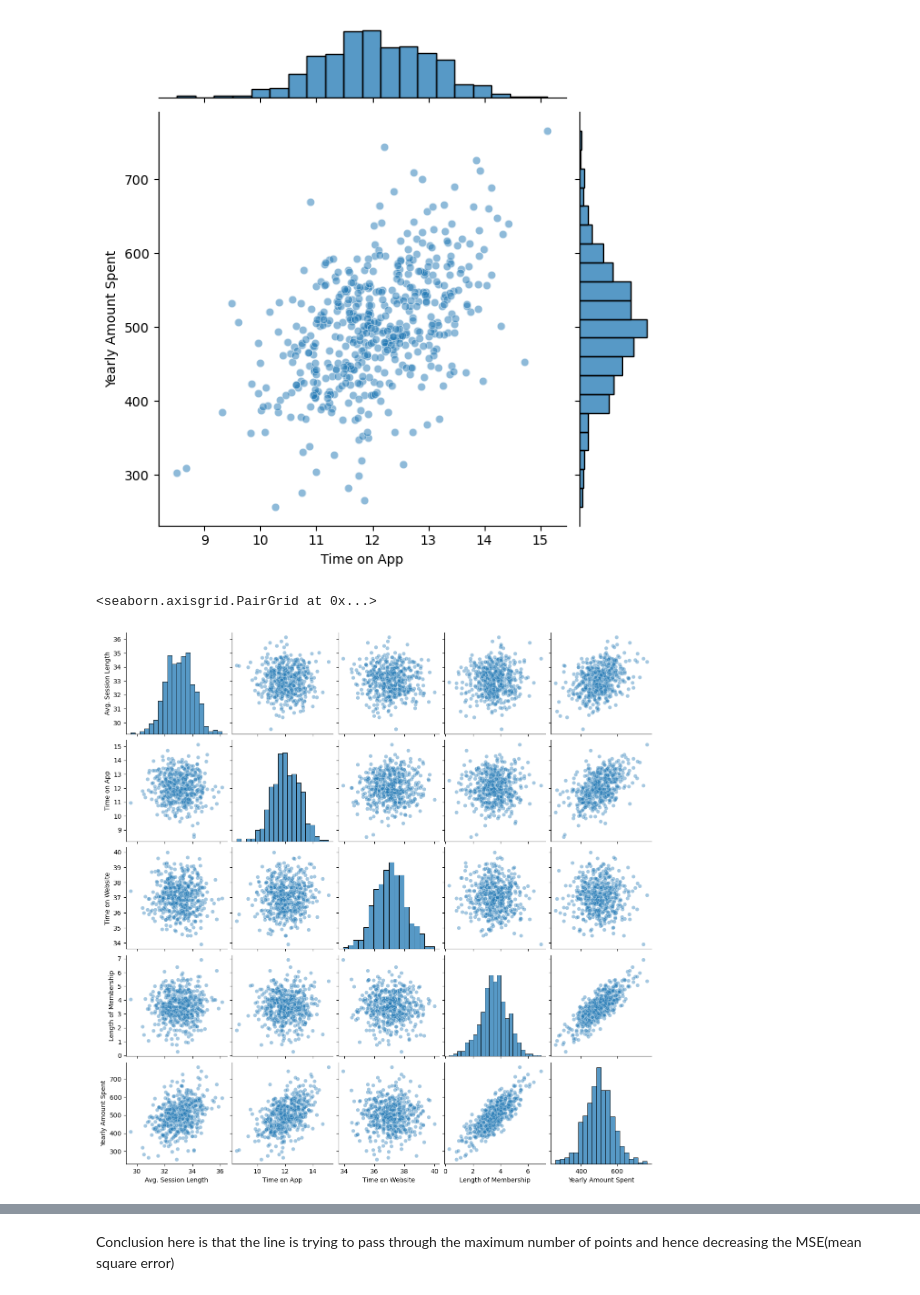
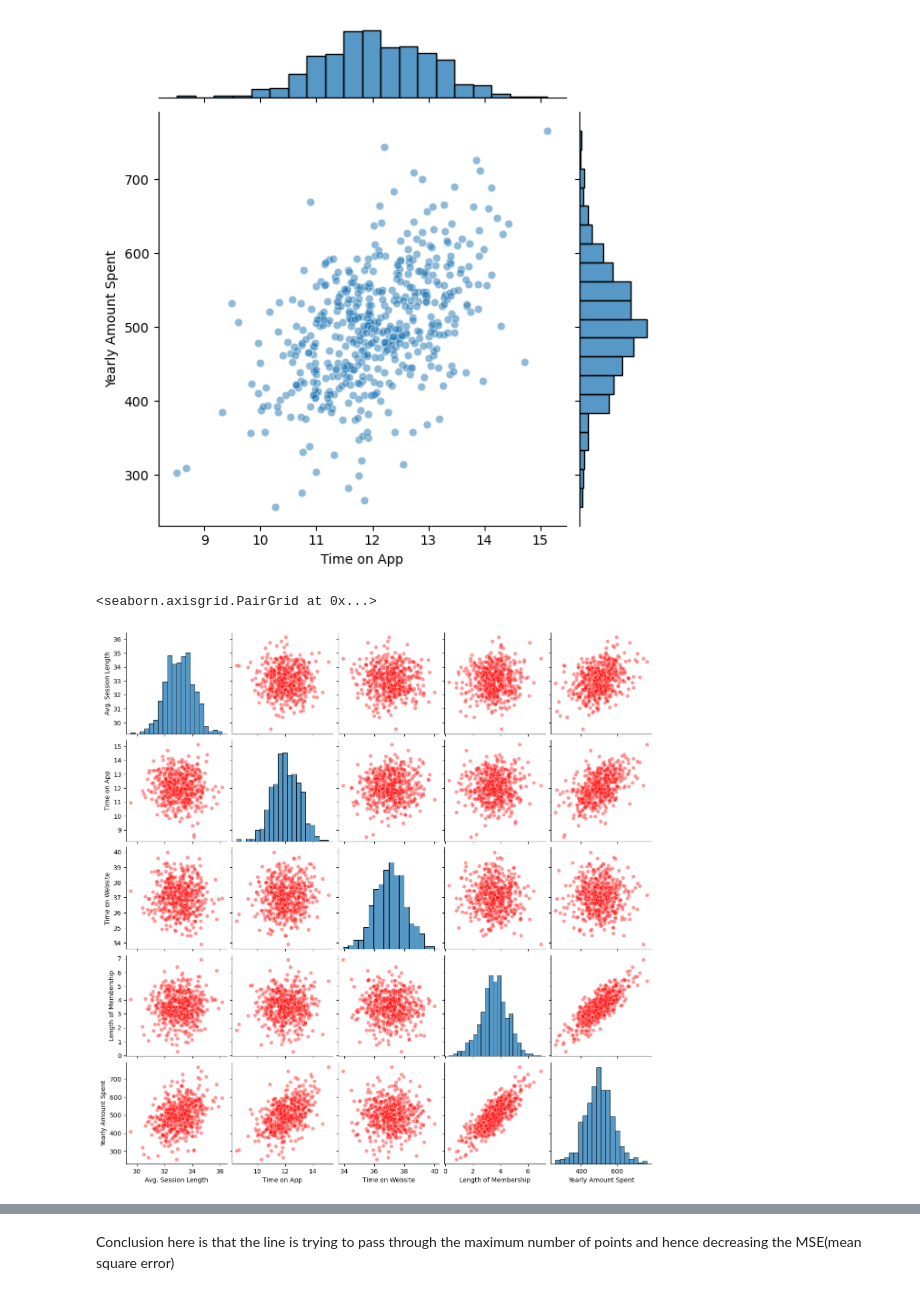
Before and after one commit to Sameershrinath/LR-Model-, a Jupyter notebook: linearRegression.ipynb, the cells around one changed output, grey strips where cells are left out. Drawn from its saved outputs; the diff is of its cells as text; code cells hidden in the pictures.

```diff
--- a/linearRegression.ipynb
+++ b/linearRegression.ipynb
@@ -74,10 +72,10 @@ sns.jointplot(x="Time on App", y="Yearly Amount Spent",data=df,alpha=0.5)
 <seaborn.axisgrid.JointGrid at 0x...>
 [figure]
 # %%
-sns.pairplot(df,kind='scatter',plot_kws={'alpha':0.4})
+sns.pairplot(df,kind='scatter',plot_kws={'alpha':0.4,'color':'red'})
 # %% [output]
 <seaborn.axisgrid.PairGrid at 0x...>
-[figure, old version]
+[figure, new version]
 # %%
 sns.lmplot(x='Length of Membership',
            y='Yearly Amount Spent',
```
Also changed, not shown: parts of 7 cells of this notebook.
